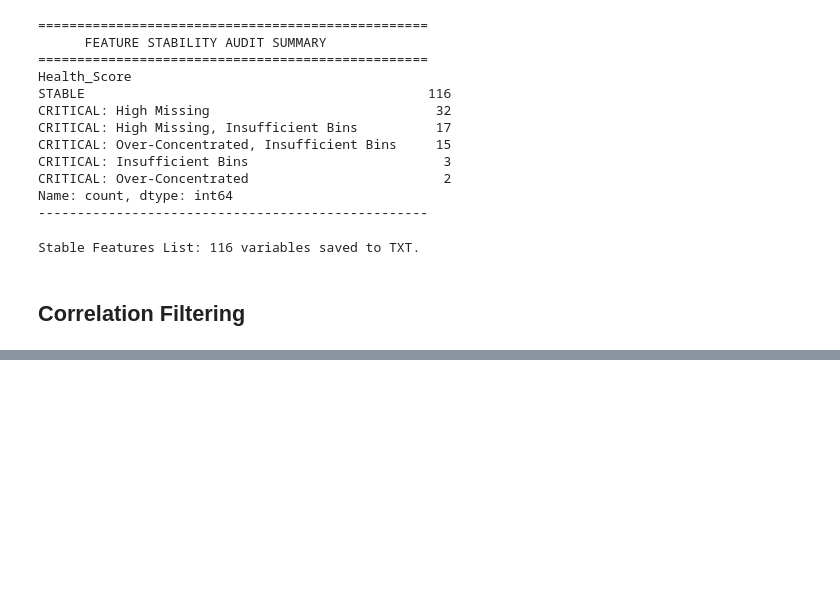
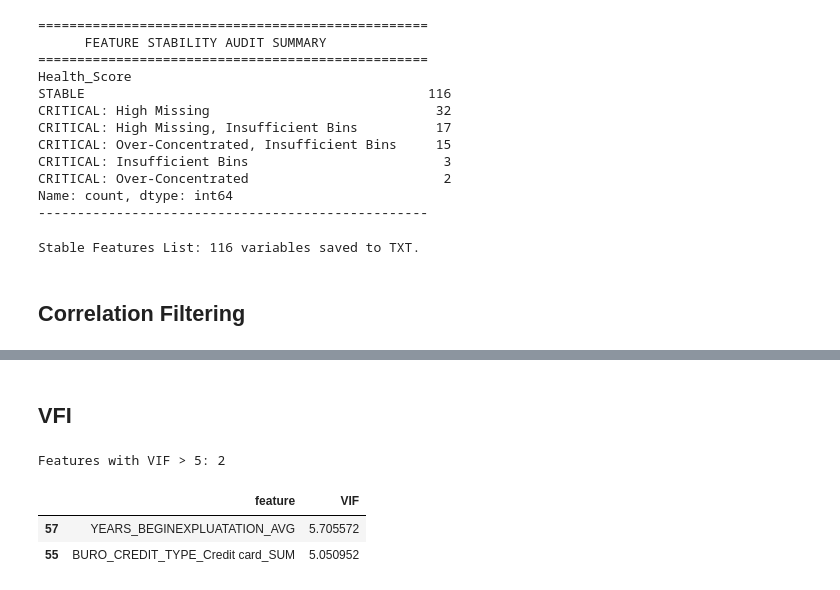
Before and after one commit to ErenReyhanlioglu/Credit_Risk_Analysis, a Jupyter notebook: notebooks/02_feature_selection_and_binning.ipynb, the cells around one changed output, grey strips where cells are left out. Cells and saved outputs as stored; diff of their text form; code cells hidden in the pictures; blank space fills up the shorter version.

```diff
--- a/notebooks/02_feature_selection_and_binning.ipynb
+++ b/notebooks/02_feature_selection_and_binning.ipynb
@@ -275,0 +281,18 @@ print(f"Variables remaining after Correlation Filter: {len(uncorrelated_features
+# %% [markdown]
+## **VFI**
+# %%
+import importlib
+import src.scorecard_utils as scorecard_utils
+importlib.reload(scorecard_utils)
+
+vif_report = scorecard_utils.calculate_vif(train_woe_filtered, uncorrelated_features)
+
+high_vif = vif_report[vif_report["VIF"] > 5]
+
+print(f"Features with VIF > 5: {len(high_vif)}")
+display(high_vif.head(10))
+# %% [output]
+Features with VIF > 5: 2
+|  | feature | VIF |
+| 57 | YEARS_BEGINEXPLUATATION_AVG | 5.705572 |
+| 55 | BURO_CREDIT_TYPE_Credit card_SUM | 5.050952 |
```
Also changed, not shown: parts of 2 cells of this notebook, 1 other file.
